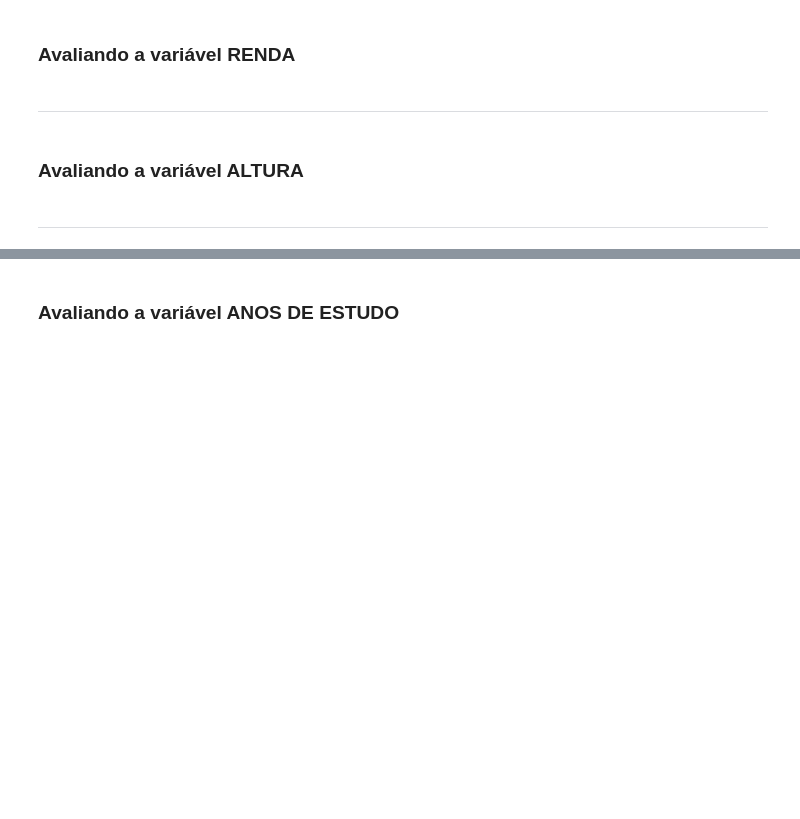
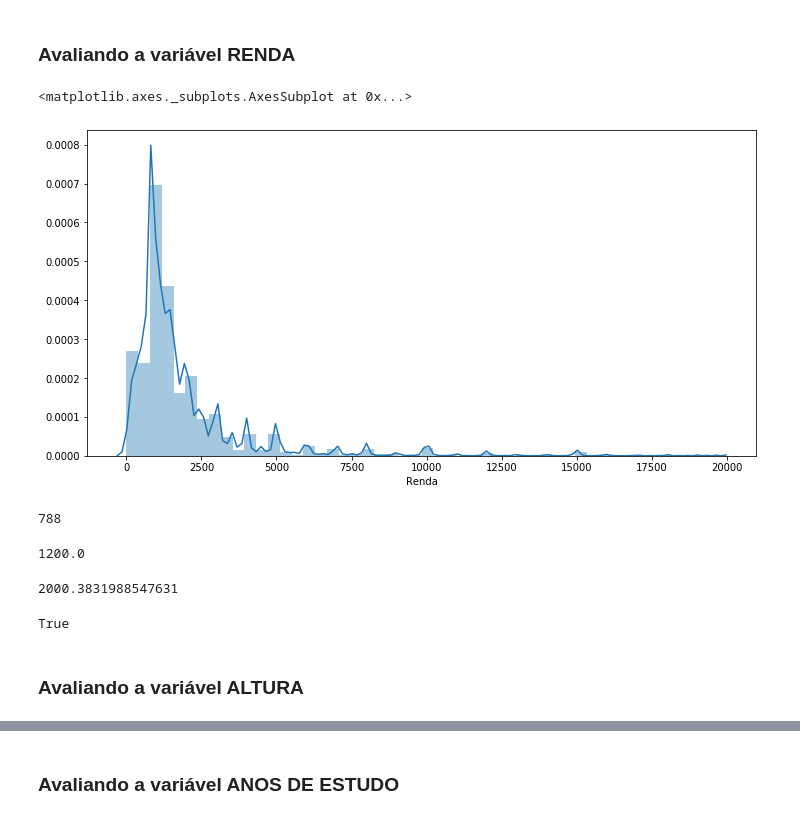
Before and after one commit to Angelicogfa/EstatisticaComPython, a Jupyter notebook: parte 01/Curso_de_Estatística_Parte_1.ipynb, the cells around one changed output, grey strips where cells are left out. Drawn from its saved outputs; the diff is of its cells as text; code cells hidden in the pictures; blank space fills up the shorter version.

```diff
--- a/parte 01/Curso_de_Estatística_Parte_1.ipynb
+++ b/parte 01/Curso_de_Estatística_Parte_1.ipynb
@@ -533,9 +688,32 @@ Pode-se definir a moda como sendo o valor mais frequente de um conjunto de dados
 <img src='https://caelum-online-public.s3.amazonaws.com/1177-estatistica-parte1/01/img004.png' width='80%'>
 # %% [markdown]
 ### Avaliando a variável RENDA
-# %% [markdown]
-***
+# %%
+import seaborn as sns
+ax = sns.distplot(df.query('Renda < 20000')['Renda'])
+ax.figure.set_size_inches(12,6)
+ax
+# %% [output]
+<matplotlib.axes._subplots.AxesSubplot at 0x...>
+[figure, added]
+# %%
+Moda = df['Renda'].mode()[0]
+Moda
+# %% [output]
+788
+# %%
+Mediana = df['Renda'].median()
+Mediana
+# %% [output]
+1200.0
+# %%
+Media = df['Renda'].mean()
+Media
+# %% [output]
+2000.3831988547631
+# %%
+Moda < Mediana < Media
+# %% [output]
+True
 # %% [markdown]
 ### Avaliando a variável ALTURA
-# %% [markdown]
-***
```
Also changed, not shown: parts of 33 cells of this notebook.
